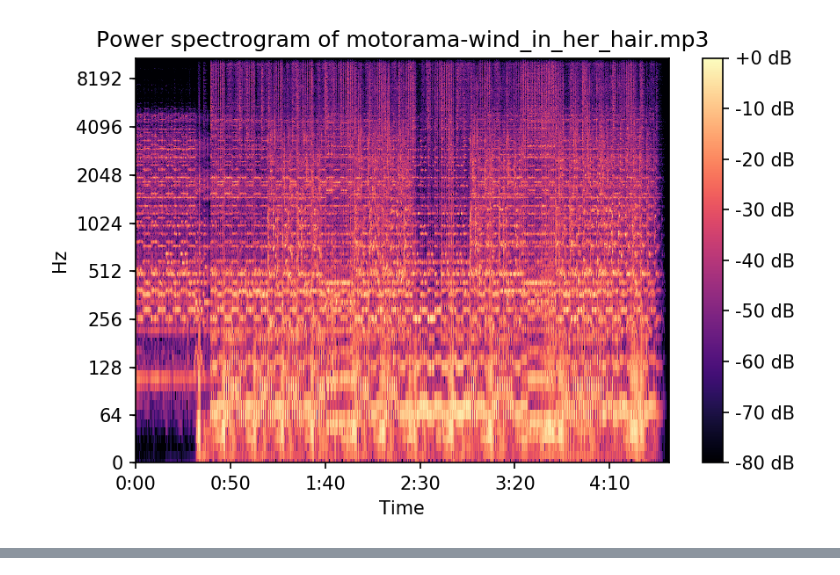
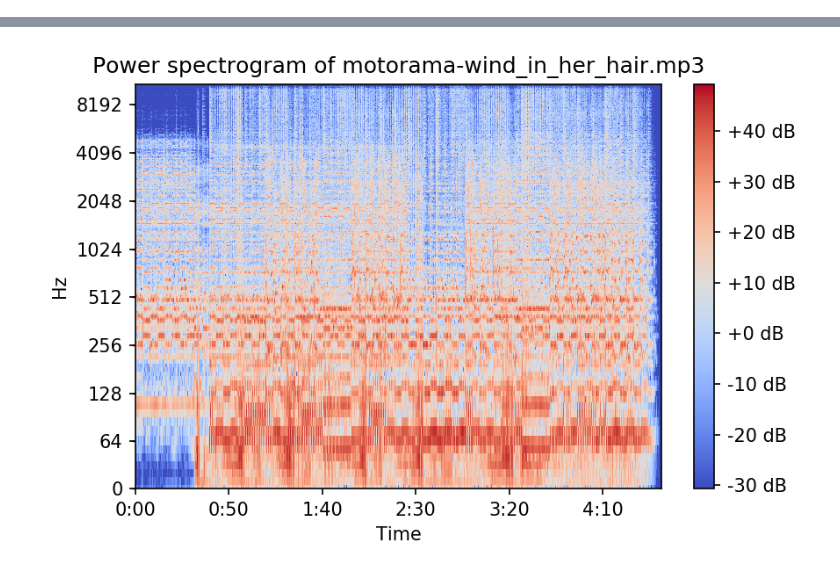
Before and after one commit to Kum4yk/2020_ml, a Jupyter notebook: task_1.flask_service/test_music_by_librosa.ipynb, the cells around one changed output, grey strips where cells are left out. Cells and saved outputs as stored; diff of their text form; code cells hidden in the pictures.

```diff
--- a/task_1.flask_service/test_music_by_librosa.ipynb
+++ b/task_1.flask_service/test_music_by_librosa.ipynb
@@ -15,2 +20,3 @@ y, sr = librosa.load(test_file_path)
 # %%
-y_db = librosa.amplitude_to_db(D, ref=np.max);
+y_db_max = librosa.amplitude_to_db(D, ref=np.max)
+y_db = librosa.amplitude_to_db(D)
@@ -19,14 +23,17 @@ D = librosa.stft(y)
 # %%
-plt.figure(dpi=150)
+def plot_figure(y, file_name, dpi=150):
+    plt.figure(dpi=dpi)
 
-librosa.display.specshow(
-    y_db,
-    y_axis='log',
-    x_axis='time'
-)
+    librosa.display.specshow(
+        y,
+        y_axis='log',
+        x_axis='time'
+    )
 
-plt.title(f'Power spectrogram of {test_filename}')
-plt.colorbar(format='%+2.0f dB')
-plt.tight_layout()
+    plt.title(f'Power spectrogram of {file_name}')
+    plt.colorbar(format='%+2.0f dB')
+    plt.tight_layout()
-# %% [output]
-[figure, removed]
+# %%
+%%time
+plot_figure(y_db, test_filename)
+# %% [output]
@@ -32,0 +41 @@ plt.tight_layout()
+[figure, added]
```
Also changed, not shown: parts of 7 cells of this notebook, 6 other files.
